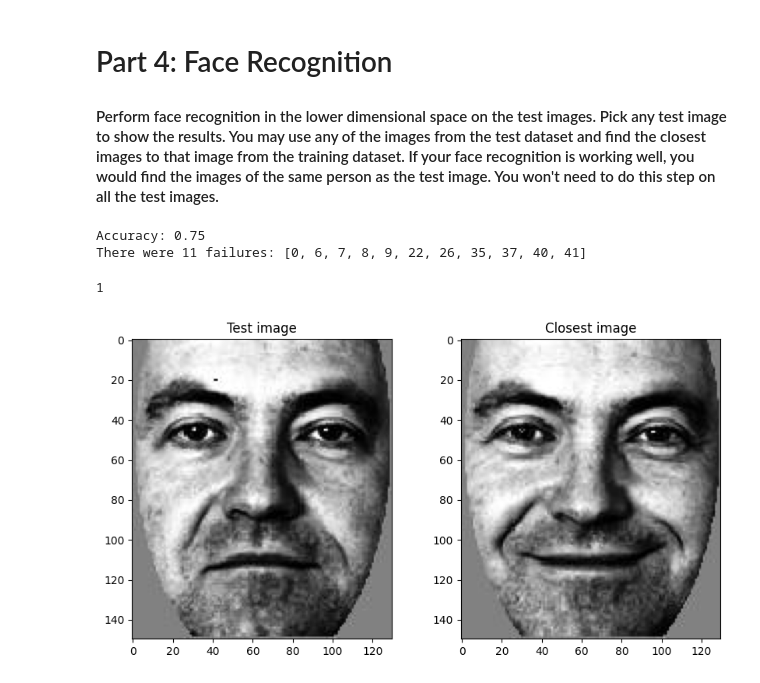
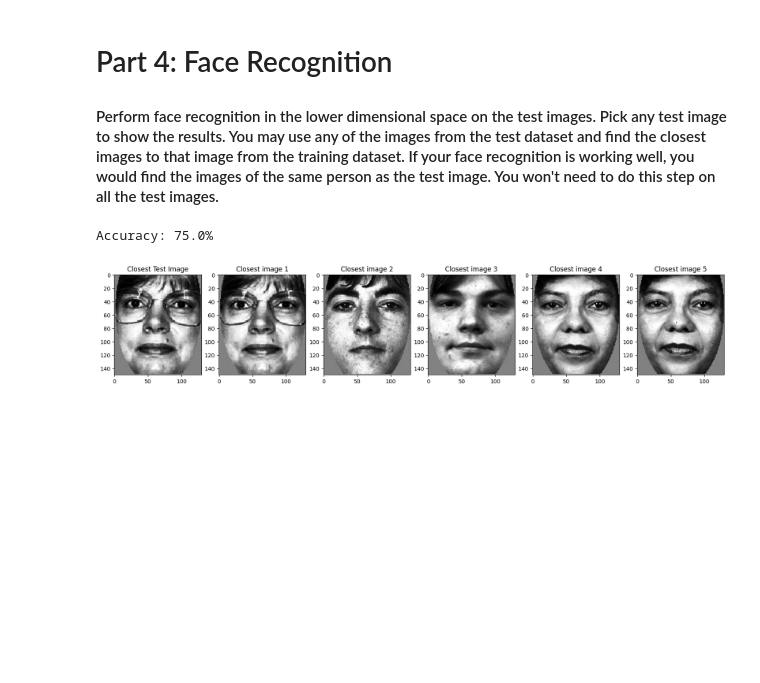
Before and after one commit to rohanahuja4/computer-vision-projects, a Jupyter notebook: proj1/pca.ipynb, the cells around one changed output. Cells and saved outputs as stored; diff of their text form; code cells hidden in the pictures; blank space fills up the shorter version.

```diff
--- a/proj1/pca.ipynb
+++ b/proj1/pca.ipynb
@@ -119,8 +121,10 @@ for i in range(5):
     axes[0, col].imshow(train_data[:, i].reshape(150, 130), cmap="gray")
     axes[0, col].set_title(f"Original face {i+1}")
     # Reconstruct the face
-    w = np.dot(principal_components.T, train_data[:, i].reshape(-1, 1) - mean_face)
-    reconstructed_face = mean_face + np.dot(principal_components, w)
+    reconstructed_face = np.zeros((19500, 1))
+    for j in range(k):
+        reconstructed_face += np.dot(principal_components[:, j].reshape(-1, 1).T, A[:, i].reshape(-1, 1)) * principal_components[:, j].reshape(-1, 1)
+    reconstructed_face += mean_face
     axes[1, col].imshow(reconstructed_face.reshape(150, 130), cmap="gray")
     axes[1, col].set_title(f"Reconstructed face {i+1}")
 # %% [output]
@@ -131,42 +135,45 @@ for i in range(5):
 # %%
 # Project the training data onto the principal components
 train_data_projected = np.dot(principal_components.T, A)
 
 # Project the test data onto the principal components
 test_data_projected = np.dot(principal_components.T, test_data - mean_face)
 
 # Function to find the closest image to a test image
-def find_closest_image(test_index, print_images=True):
-  test_image = test_data_projected[:, test_index].reshape(-1, 1)
-  # Compute the distance between the test image and all the training images
-  distances = np.linalg.norm(train_data_projected - test_image, axis=0)
-  # Find the index of the closest image
-  closest_image_index = np.argmin(distances)
-  # Display the closest image
-  if print_images:
-    fig, axes = plt.subplots(1, 2, figsize=(10, 5))
-    axes[0].imshow(test_data[:, test_index].reshape(150, 130), cmap="gray")
-    axes[0].set_title("Test image")
-    axes[1].imshow(train_data[:, closest_image_index].reshape(150, 130), cmap="gray")
-    axes[1].set_title("Closest image")
-  if (test_labels[test_index][:5] == train_labels[closest_image_index][:5]):
-    return 1
-  else:
-    return 0
+def find_closest_image(test_index, return_five_closest=False):
+    # Compute the difference between the test image and all the training images
+    diff = train_data_projected - test_data_projected[:, test_index].reshape(-1, 1)
+    # Compute the Euclidean distance between the test image and all the training images
+    distances = np.linalg.norm(diff, axis=0)
+    # Find the indices of the five closest images
+    closest_image_indices = np.argsort(distances)
+    # Return either the distance to the closest image or the indices of the five closest images, or 0 if the first five characters of the test image label don't match the first five characters of the closest image label
+    if train_labels[closest_image_indices[0]][:5] == test_labels[test_index][:5]:
+        if return_five_closest:
+            return closest_image_indices[:5]
+        else:
+            return distances[closest_image_indices[0]]
+    else:
+        return 0
+failures = []
+accuracy = 0
+matches = {}
+for i in range(44):
+    distance = find_closest_image(i)
+    if distance != 0:
+        accuracy += 1
+        matches[i] = distance
+    else:
+        failures.append(i)
 
-accuracy = 0
-failures = []
-for i in range(44):
-  match = find_closest_image(i, False)
-  accuracy += match
-  if match == 0:
-    failures.append(i)
-print(f"Accuracy: {accuracy/44}")
-print(f"There were {len(failures)} failures: {failures}")
-
-find_closest_image(10)
+# Display the test image with the lowest distance from its best match, as well as the five closest training images to the test image
+fig, axes = plt.subplots(1, 6, figsize=(20, 10))
+axes[0].imshow(test_data[:, sorted(matches, key=matches.get)[0]].reshape(150, 130), cmap="gray")
+axes[0].set_title(f"Closest Test Image")
+for i in range(5):
+    axes[i+1].imshow(train_data[:, find_closest_image(sorted(matches, key=matches.get)[0], return_five_closest=True)[i]].reshape(150, 130), cmap="gray")
+    axes[i+1].set_title(f"Closest image {i+1}")
+print(f"Accuracy: {(accuracy/44)*100}%")
 # %% [output]
-Accuracy: 0.75
-There were 11 failures: [0, 6, 7, 8, 9, 22, 26, 35, 37, 40, 41]
+Accuracy: 75.0%
-1
-[figure, old version]
+[figure, new version]
```
Also changed, not shown: parts of 1 cell of this notebook.
